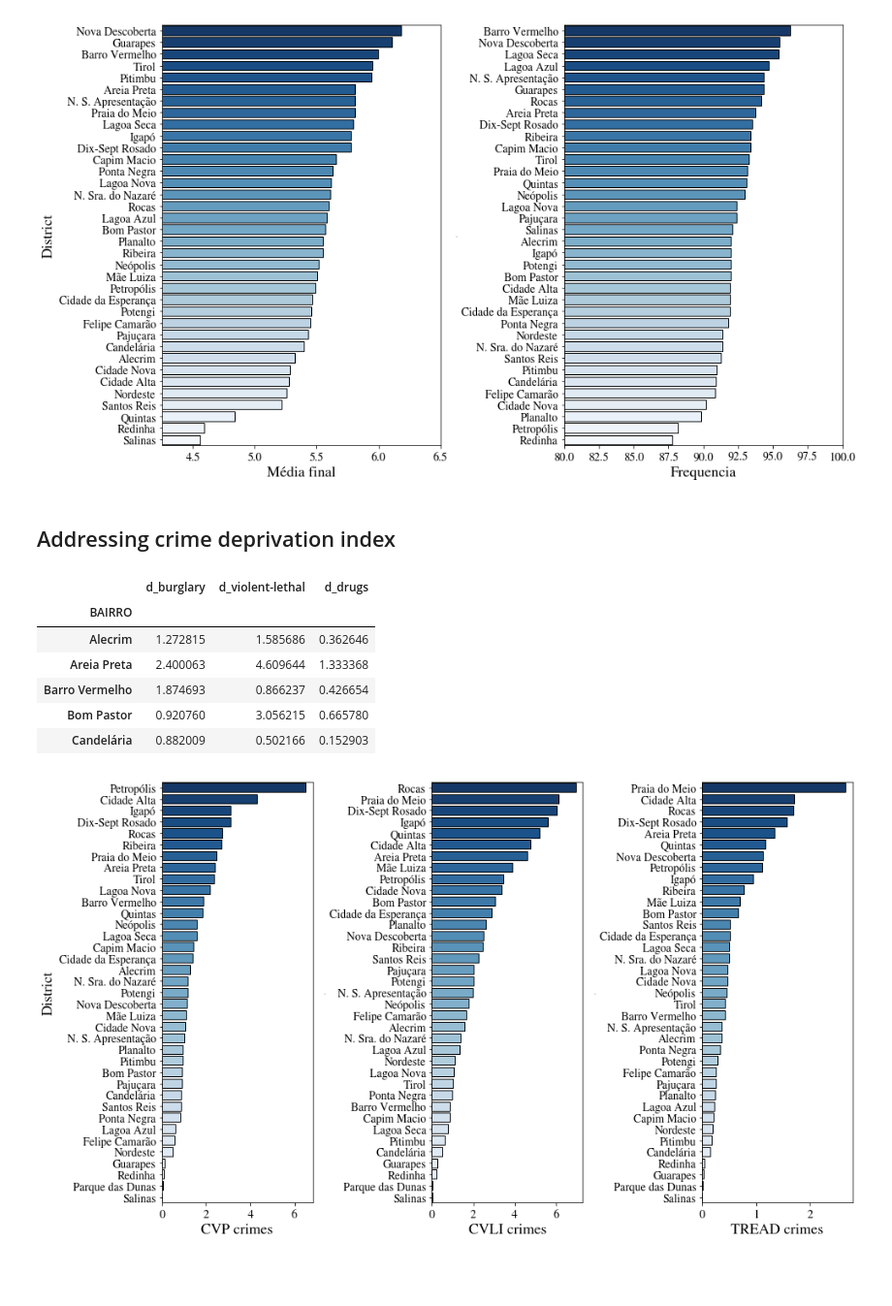
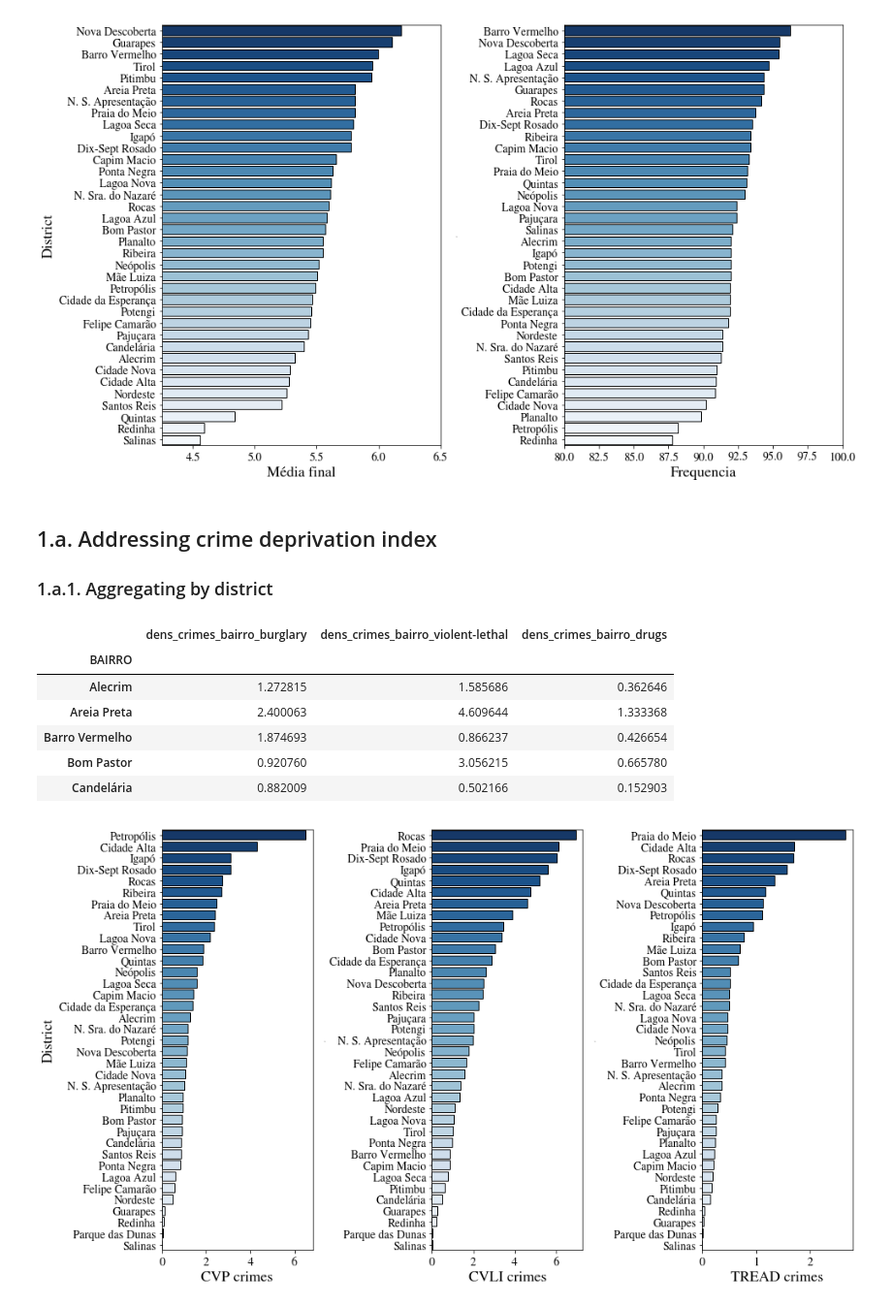
Before and after one commit to adaj/educational-analytics, a Jupyter notebook: EDA.ipynb, the cells around one changed output. Shown at 97% size. Drawn from its saved outputs; the diff is of its cells as text; code cells hidden in the pictures; blank space fills up the shorter version.

```diff
--- a/EDA.ipynb
+++ b/EDA.ipynb
@@ -145,19 +145,21 @@ plt.savefig(folder+'../plots/stats_bairro.pdf',dpi=200)
 # %% [output]
 [figure]
 # %% [markdown]
-## Addressing crime deprivation index
+## 1.a. Addressing crime deprivation index
+
+### 1.a.1. Aggregating by district
 # %%
 df = pd.DataFrame()
 crimes = {}
 for i,crimetype in enumerate(['burglary','violent-lethal','drugs']):
     crimes[crimetype] = pd.read_csv(folder+'natal_bairros_{}_dens.csv'.format(crimetype),header=-1)
-    crimes[crimetype].columns=['BAIRRO','d_{}'.format(crimetype)]
+    crimes[crimetype].columns=['BAIRRO','dens_crimes_bairro_{}'.format(crimetype)]
     crimes[crimetype].set_index('BAIRRO', inplace=True)
     df = pd.concat([df, crimes[crimetype]],axis=1)
 crimes = df
 crimes.head()
 # %% [output]
-|  | d_burglary | d_violent-lethal | d_drugs |
+|  | dens_crimes_bairro_burglary | dens_crimes_bairro_violent-lethal | dens_crimes_bairro_drugs |
 | BAIRRO |  |  |  |
 | Alecrim | 1.272815 | 1.585686 | 0.362646 |
 | Areia Preta | 2.400063 | 4.609644 | 1.333368 |
```
Also changed, not shown: parts of 10 cells of this notebook, 14 other files.
